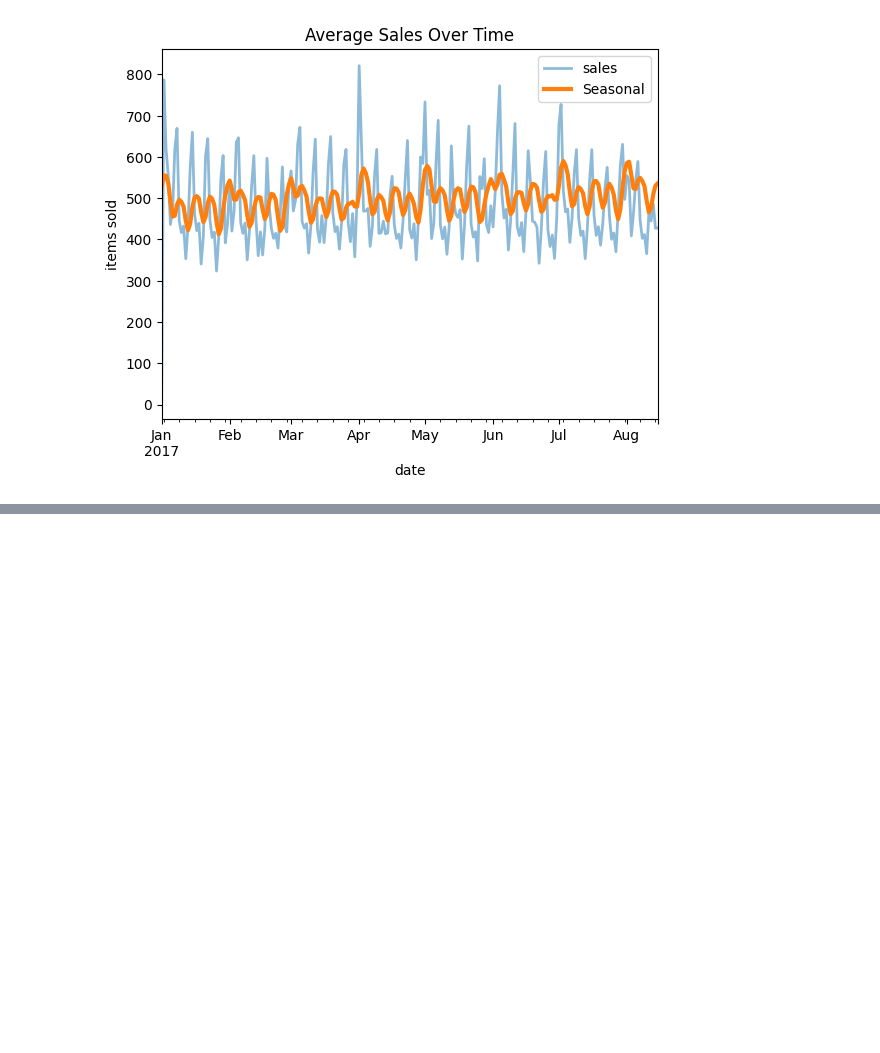
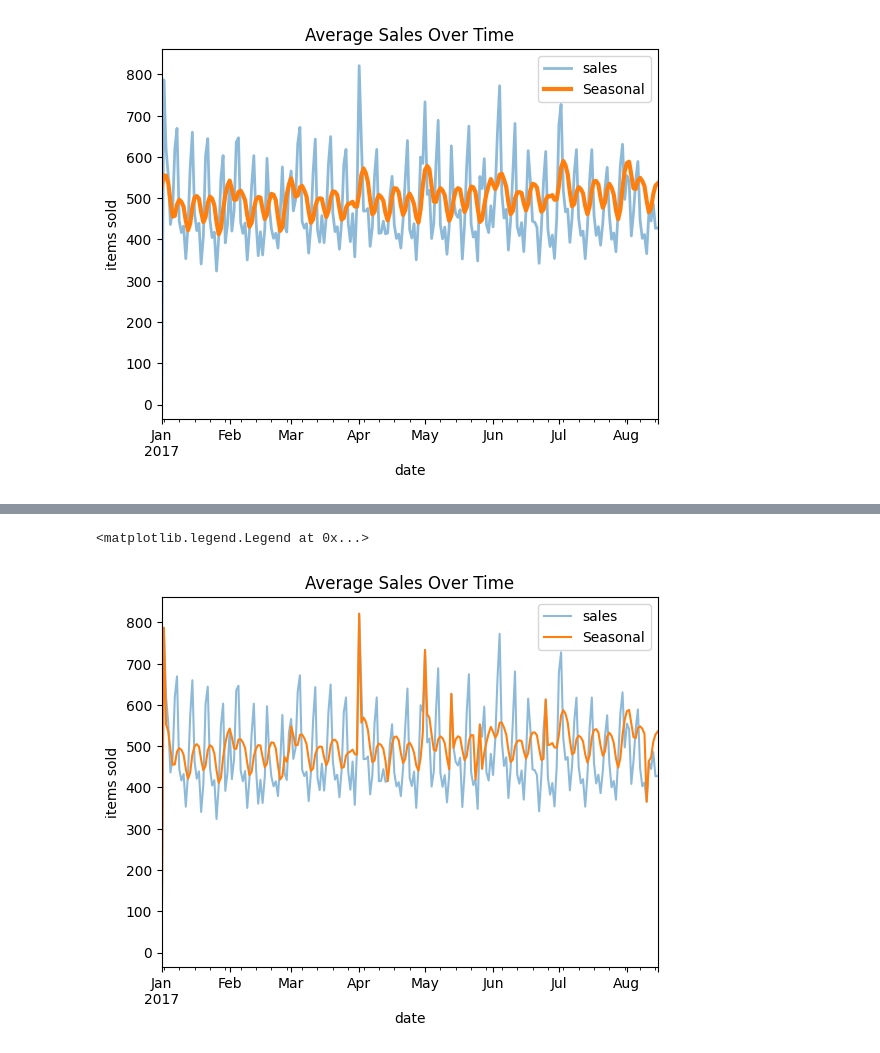
Before and after one commit to nipun-khanna/Store-Sales-Forecasting, a Jupyter notebook: trend_matching.ipynb, the cells around one changed output, grey strips where cells are left out. Saved outputs shown, nothing was run; the diff lists cells and outputs as text; code cells hidden in the pictures; blank space fills up the shorter version.

Commit message:
Complete predictions for future sales

```diff
--- a/trend_matching.ipynb
+++ b/trend_matching.ipynb
@@ -5,16 +5,28 @@ from sklearn.linear_model import LinearRegression
 import matplotlib.pyplot as plt
 from statsmodels.tsa.deterministic import DeterministicProcess, CalendarFourier
 # %%
-dtype = {
+dtype1 = {
     'store_nbr': 'category',
     'family': 'category',
     'sales': 'float32',
     'onpromotion': 'uint64',
 }
 
-train = pandas.read_csv("./data/train.csv", parse_dates=["date"], dtype=dtype)
+dtype2 = {
+    'type': 'category',
+    'locale': 'category',
+    'locale_name': 'category',
+    'description': 'category',
+    'transferred': 'bool',
+}
+
+train = pandas.read_csv("./data/train.csv", parse_dates=["date"], dtype=dtype1)
 train = train.set_index("date").to_period("D")
 train = train.set_index(["store_nbr", "family"], append=True)
+
+holidays_events = pandas.read_csv("./data/holidays_events.csv", parse_dates=["date"], dtype=dtype2)
+holidays_events = holidays_events.set_index('date').to_period('D')
+
 avg_sales = train.groupby("date").mean()["sales"]
 
 avg_sales.head()
@@ -95,3 +107,12 @@ ax.legend()
 # %% [output]
 <matplotlib.legend.Legend at 0x...>
 [figure]
+# %%
+# Ignore local holidays
+holidays = (holidays_events
+    .query("locale in ['National', 'Regional']")
+    .loc['2017':'2017-08-15', ['description']]
+    .assign(description=lambda x: x.description.cat.remove_unused_categories())
+)
+
+holidays.head()
@@ -97,0 +127,16 @@ ax.legend()
+# %%
+X_holidays = pandas.get_dummies(holidays, columns=["description"])
+
+X2 = X.join(X_holidays, on="date").fillna(0.0)
+
+model = LinearRegression()
+model.fit(X2, y)
+y_pred = pandas.Series(model.predict(X2), index=X2.index, name='Fitted')
+
+y_pred = pandas.Series(model.predict(X2), index=X2.index)
+ax = y[mask].plot(alpha=0.5, title="Average Sales Over Time", ylabel="items sold")
+ax = y_pred[mask].plot(ax=ax, label="Seasonal")
+ax.legend()
+# %% [output]
+<matplotlib.legend.Legend at 0x...>
+[figure, added]
```
Also changed, not shown: parts of 3 cells of this notebook.
